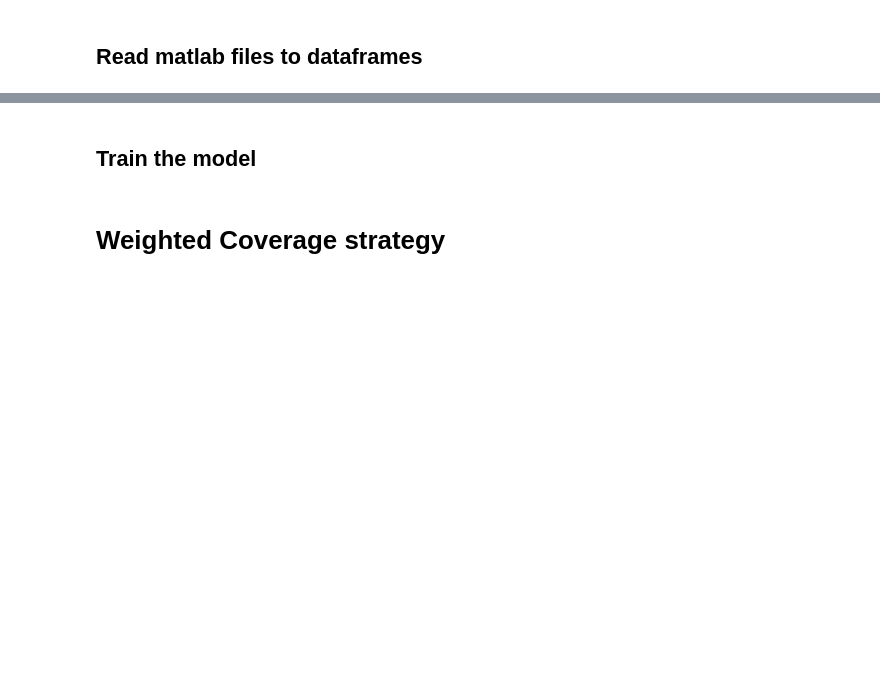
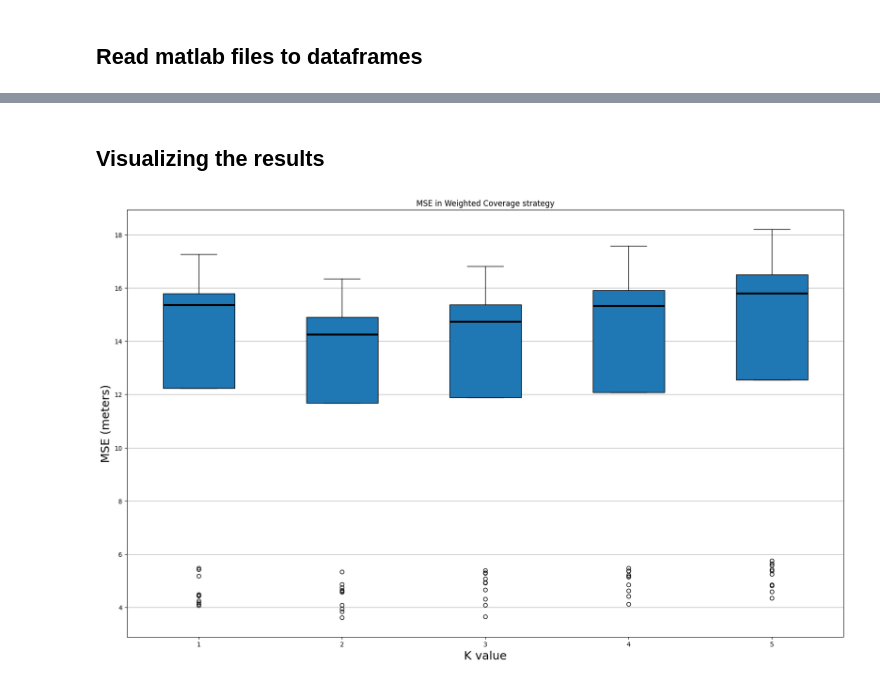
Before and after one commit to Andreas-Espelund/5G_localization, a Jupyter notebook: Main.ipynb, the cells around one changed output, grey strips where cells are left out. Cells and saved outputs as stored; diff of their text form; code cells hidden in the pictures; blank space fills up the shorter version.

```diff
--- a/Main.ipynb
+++ b/Main.ipynb
@@ -56,19 +30,0 @@ Name: measurements_matrix, Length: 2670, dtype: object
-# %%
- # Flatten the nested measurements_matrix
-flattened_data = []
-for idx, row in df.iterrows():
-    lat = row['lat']
-    lng = row['lng']
-    measurements_matrix = row['measurements_matrix']
-    for _, measurement in measurements_matrix.iterrows():
-        flattened_row = {'lat': lat, 'lng': lng}
-        flattened_row.update(measurement.to_dict())
-        flattened_data.append(flattened_row)
-
-# Create a new DataFrame from the flattened data
-flattened_df = pd.DataFrame(flattened_data)
-
-# Drop invalid rows
-flattened_df.dropna(inplace=True)
-
-print(flattened_df)
@@ -74,0 +33,17 @@ print(flattened_df)
+# %%
+n_runs = 40
+k_max = 5
+# Initialize a list to store the average errors
+print(f'Running wknn with max-k = {k_max}, over {n_runs} runs')
+errors = []
+tp_est_locations = []
+with concurrent.futures.ThreadPoolExecutor() as executor:
+    futures = [executor.submit(run_weighted_coverage, df, RF_PARAM.NSINR, k_max) for _ in range(n_runs)]
+
+    for i, future in tqdm.tqdm(enumerate(concurrent.futures.as_completed(futures)), total=n_runs):
+        tp_est_location, k_avg_error = future.result()
+        errors.append(k_avg_error)
+        tp_est_locations.append(tp_est_location)
+
+errors_df = pd.DataFrame(errors)
+computed_errors_df = compute_metrics(errors_df)
@@ -75,2 +81,2 @@ print(flattened_df)
 # %% [markdown]
-## Train the model
+## Visualizing the results
@@ -112,2 +82,0 @@ print(f'Mean Squared Error (Haversine Distance): {mse_haversine}')
-# %% [markdown]
-# Weighted Coverage strategy
@@ -220,0 +83,4 @@ print(f'Mean Squared Error (Haversine Distance): {mse_haversine}')
+# %%
+make_boxplot(errors_df)
+# %% [output]
+[figure, added]
```
Also changed, not shown: parts of 12 cells of this notebook, 9 other files.
